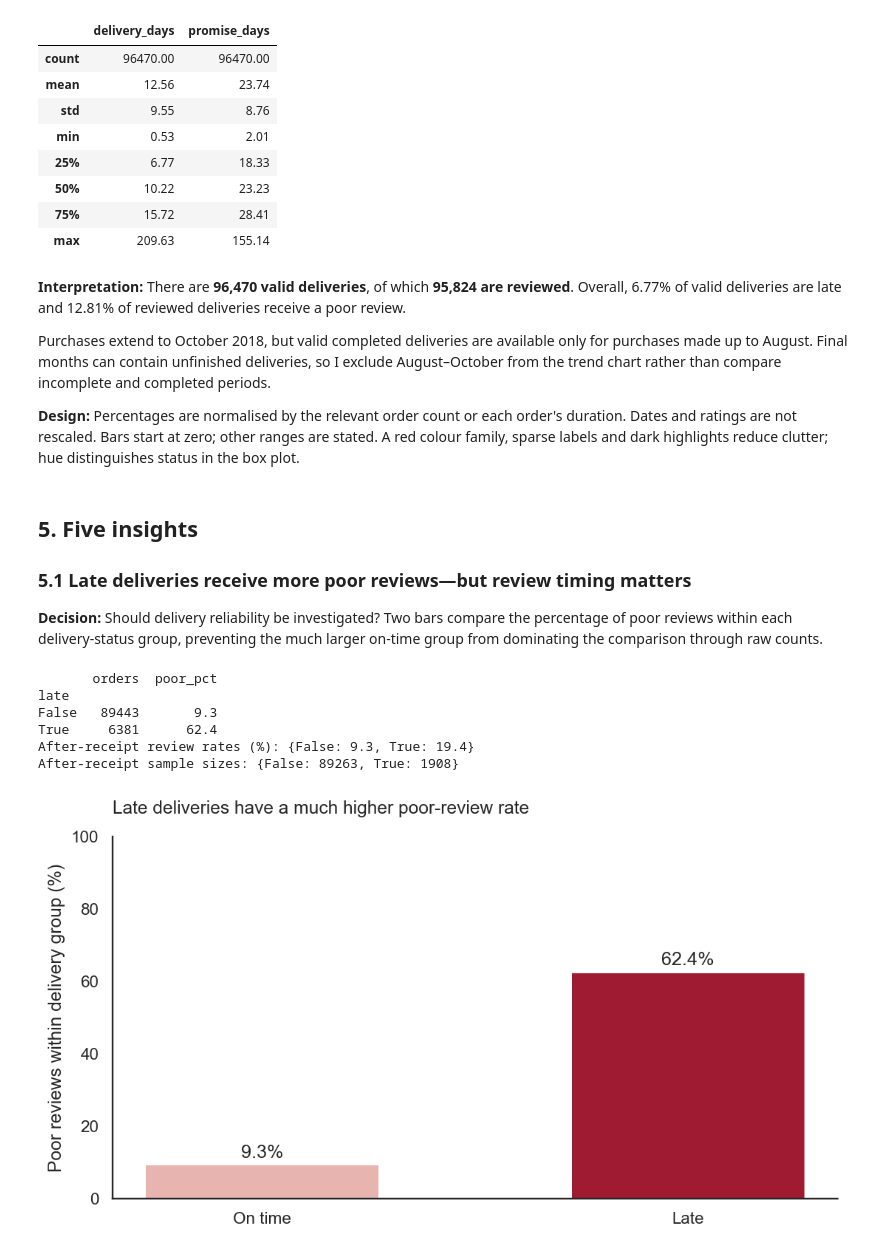
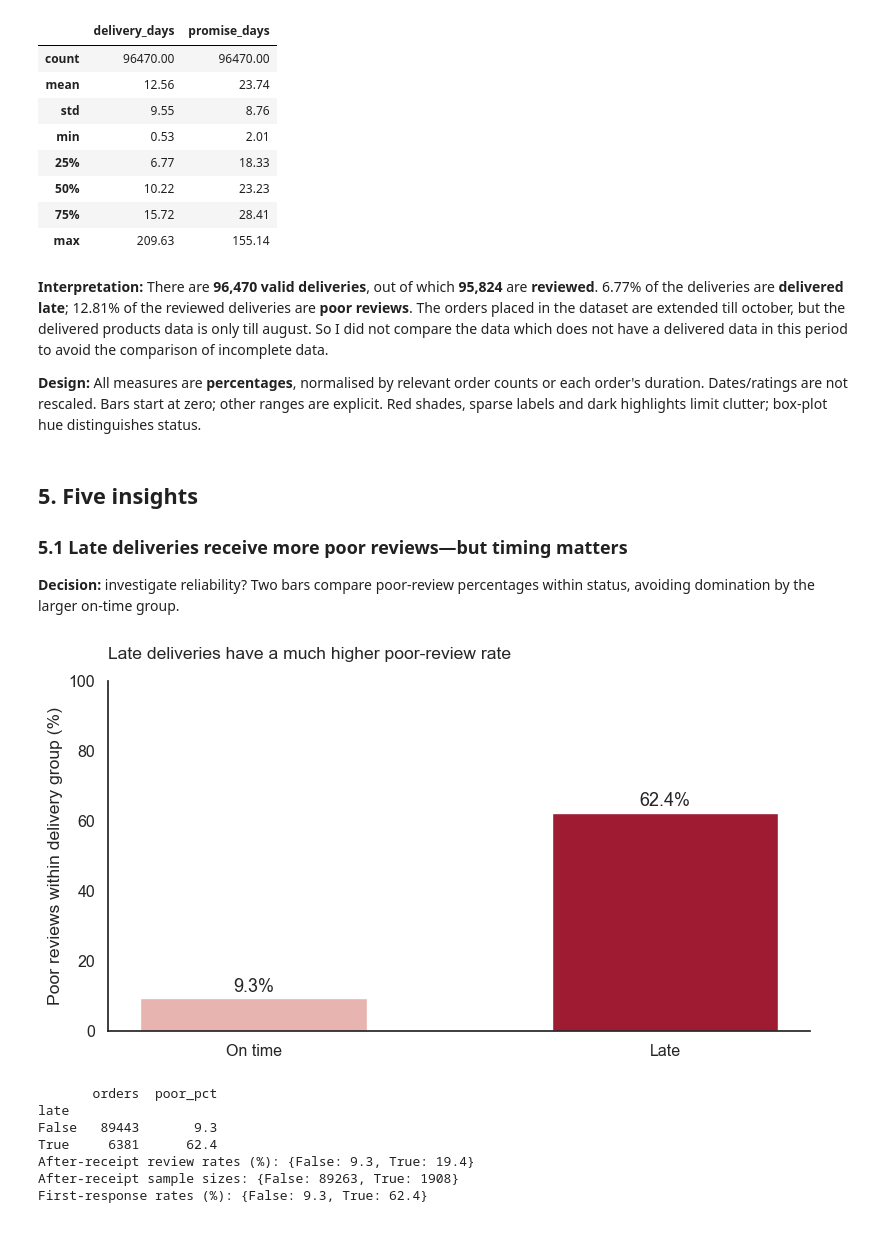
Before and after one commit to sabarwaldivakar/Data-Visualisation-final-project, a Jupyter notebook: Data_visualisation_project.ipynb, the cells around one changed output. Drawn from its saved outputs; the diff is of its cells as text; code cells hidden in the pictures.

```diff
--- a/Data_visualisation_project.ipynb
+++ b/Data_visualisation_project.ipynb
@@ -121,11 +124,9 @@ Unmatched customer states: 0
 | 75% | 15.72 | 28.41 |
 | max | 209.63 | 155.14 |
 # %% [markdown]
-**Interpretation:** There are **96,470 valid deliveries**, of which **95,824 are reviewed**. Overall, 6.77% of valid deliveries are late and 12.81% of reviewed deliveries receive a poor review.
+**Interpretation:** There are **96,470 valid deliveries**, out of which **95,824** are **reviewed**. 6.77% of the deliveries are **delivered late**; 12.81% of the reviewed deliveries are **poor reviews**. The orders placed in the dataset are extended till october, but the delivered products data is only till august. So I did not compare the data which does not have a delivered data in this period to avoid the comparison of incomplete data.
 
-Purchases extend to October 2018, but valid completed deliveries are available only for purchases made up to August. Final months can contain unfinished deliveries, so I exclude August–October from the trend chart rather than compare incomplete and completed periods.
-
-**Design:** Percentages are normalised by the relevant order count or each order's duration. Dates and ratings are not rescaled. Bars start at zero; other ranges are stated. A red colour family, sparse labels and dark highlights reduce clutter; hue distinguishes status in the box plot.
+**Design:** All measures are **percentages**, normalised by relevant order counts or each order's duration. Dates/ratings are not rescaled. Bars start at zero; other ranges are explicit. Red shades, sparse labels and dark highlights limit clutter; box-plot hue distinguishes status.
 # %%
 seaborn.set(style='white', font_scale=1.05)
 light_red = '#e8b4b0'
@@ -138,33 +140,38 @@ def tidy_chart():
     plt.tight_layout()
 # %% [markdown]
 ## 5. Five insights
-### 5.1 Late deliveries receive more poor reviews—but review timing matters
-**Decision:** Should delivery reliability be investigated? Two bars compare the percentage of poor reviews within each delivery-status group, preventing the much larger on-time group from dominating the comparison through raw counts.
+### 5.1 Late deliveries receive more poor reviews—but timing matters
+**Decision:** investigate reliability? Two bars compare poor-review percentages within status, avoiding domination by the larger on-time group.
 # %%
 review_rates = rated.groupby('late').agg(orders=('order_id', 'count'),
                                           poor_pct=('poor_review', 'mean'))
-review_rates['poor_pct'] *= 100
+review_rates['poor_pct'] = review_rates['poor_pct'] * 100
 plt.figure(figsize=(8, 4.5))
 plt.bar(['On time', 'Late'], review_rates['poor_pct'], color=[light_red, dark_red], width=0.55)
 for x, value in enumerate(review_rates['poor_pct']):
     plt.text(x, value + 2, f'{value:.1f}%', ha='center', fontsize=13)
 plt.ylim(0, 100)
 plt.ylabel('Poor reviews within delivery group (%)')
 plt.title('Late deliveries have a much higher poor-review rate', loc='left', pad=16)
 tidy_chart()
 plt.show()
 print(review_rates.round(1))
 
-# Check reviews after receipt and the first rather than latest response.
-after_receipt = rated[rated['review_answer_timestamp'] >= rated['order_delivered_customer_date']]
+# Sensitivity: reviews submitted after receipt, and first instead of latest responses.
+after_receipt = rated.loc[rated['review_answer_timestamp'] >= rated['order_delivered_customer_date']]
 print('After-receipt review rates (%):', (after_receipt.groupby('late')['poor_review'].mean() * 100).round(1).to_dict())
 print('After-receipt sample sizes:', after_receipt.groupby('late').size().to_dict())
+first_review = reviews.sort_values('review_answer_timestamp').drop_duplicates('order_id', keep='first')
+first_check = delivered[['order_id', 'late']].merge(first_review[['order_id', 'review_score']], on='order_id', validate='one_to_one')
+first_check['poor_review'] = first_check['review_score'].le(2)
+print('First-response rates (%):', (first_check.groupby('late')['poor_review'].mean() * 100).round(1).to_dict())
 # %% [output]
+[figure]
        orders  poor_pct
 late
 False   89443       9.3
 True     6381      62.4
 After-receipt review rates (%): {False: 9.3, True: 19.4}
 After-receipt sample sizes: {False: 89263, True: 1908}
+First-response rates (%): {False: 9.3, True: 62.4}
-[figure]
 # %% [markdown]
```
Also changed, not shown: parts of 18 cells of this notebook, 1 other file.
